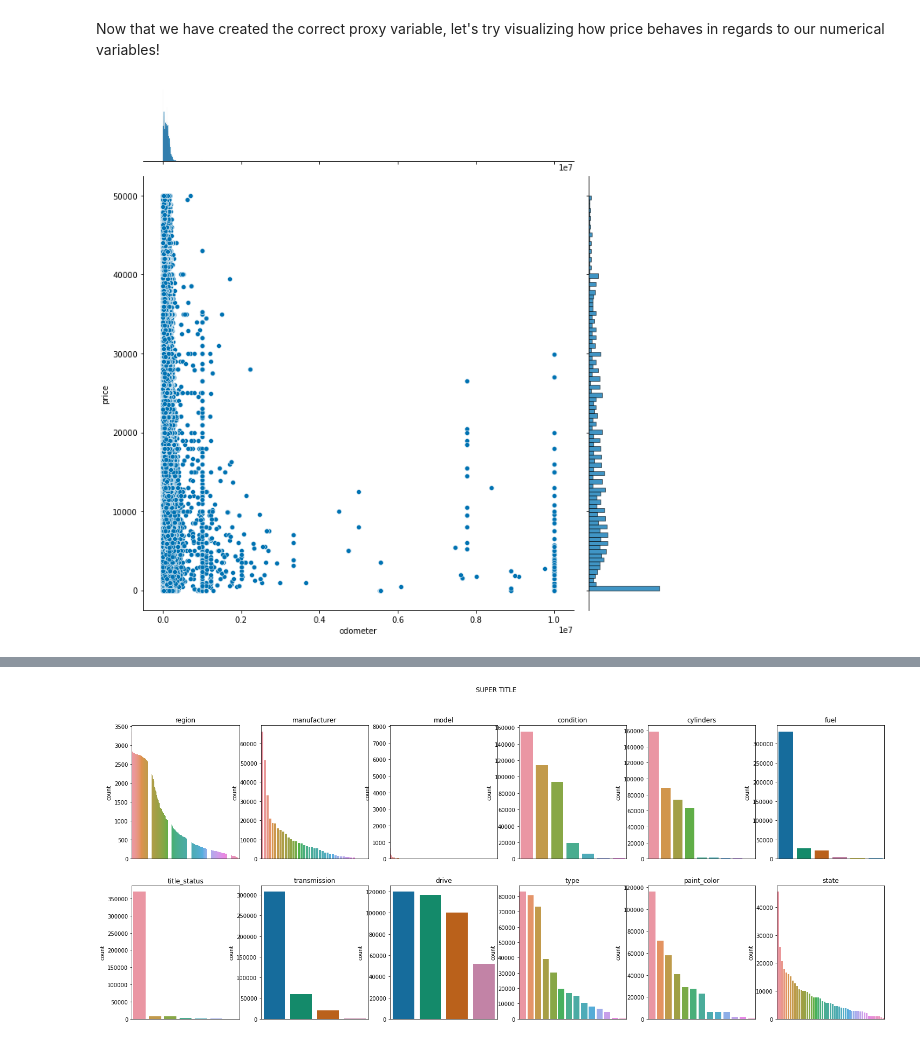
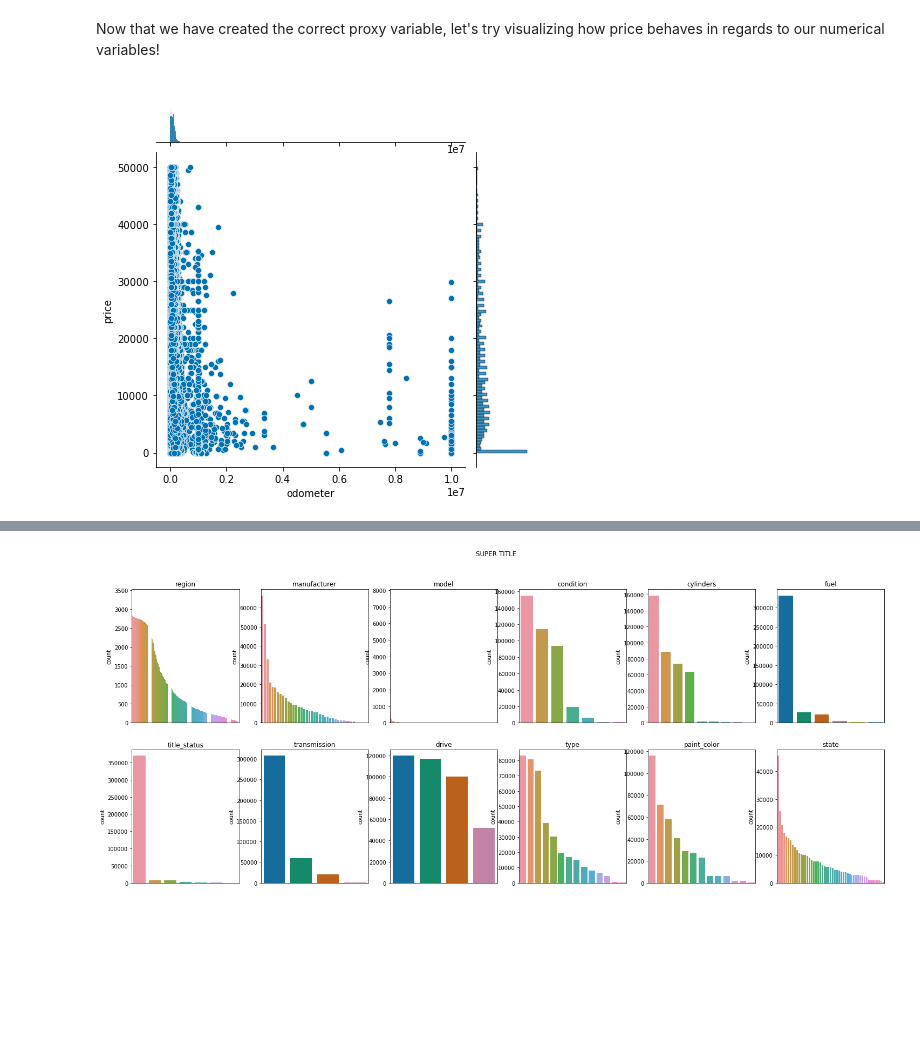
Before and after one commit to alexkingsing/used_cars, a Jupyter notebook: Used_cars_Dev.ipynb, the cells around one changed output, grey strips where cells are left out. Cells and saved outputs as stored; diff of their text form; code cells hidden in the pictures; blank space fills up the shorter version.

```diff
--- a/Used_cars_Dev.ipynb
+++ b/Used_cars_Dev.ipynb
@@ -217,7 +222,7 @@ Name: condition, dtype: int64
 # %%
 # It seems condition is a simply a string describing the state of the vehicle, possibly from a dropdown menu.
 # In this case, instead of getting rid of the non-provided data we can fill with a placeholder string
-df["condition"] = df["condition"].fillna(value = "not_provided")
+df["condition"] = df["condition"].fillna(value = "Not relevant")
 df["condition"].value_counts(dropna = False)
 # %% [output]
 not_provided    174104
@@ -244,7 +249,7 @@ Name: cylinders, dtype: int64
 # %% [markdown]
 For simplicity's sake, I'll provide cylinders the same treatment as "condition".
 # %%
-df["cylinders"] = df["cylinders"].fillna(value = "not_provided")
+df["cylinders"] = df["cylinders"].fillna(value = "Not relevant")
 df["cylinders"].value_counts(dropna = False)
 # %% [output]
 not_provided    177678
@@ -332,12 +337,12 @@ Name: transmission, dtype: int64
 # %% [markdown]
 Drive, type, fuel, paint_color and the like have similarly high amounts of missing data, however we won't want to discard them as they might hold relevance for many sellers, so we will give them the same treatment as both condition and cylinders.
 # %%
-df["drive"] = df["drive"].fillna(value = "not_provided")
-df["type"] = df["type"].fillna(value = "not_provided")
-df["paint_color"] = df["paint_color"].fillna(value = "not_provided")
-df["fuel"] = df["fuel"].fillna(value = "not_provided")
-df["title_status"] = df["title_status"].fillna(value = "not_provided")
-df["transmission"] = df["transmission"].fillna(value = "not_provided")
+df["drive"] = df["drive"].fillna(value = "Not relevant")
+df["type"] = df["type"].fillna(value = "Not relevant")
+df["paint_color"] = df["paint_color"].fillna(value = "Not relevant")
+df["fuel"] = df["fuel"].fillna(value = "Not relevant")
+df["title_status"] = df["title_status"].fillna(value = "Not relevant")
+df["transmission"] = df["transmission"].fillna(value = "Not relevant")
 # %%
 # Let's recalculate the missing to see how much we have done
 (df.isna().sum() * 100 / df.shape[0]).to_frame().T
@@ -507,6 +512,6 @@ df = df.drop(columns = ["year", "posting_date"])
 # %% [markdown]
 Now that we have created the correct proxy variable, let's try visualizing how price behaves in regards to our numerical variables!
 # %%
-sns.jointplot(data = df, x = "odometer", y = "price", height = 10);
+sns.jointplot(data = df, x = "odometer", y = "price", height = 6);
 # %% [output]
-[figure, old version]
+[figure, new version]
```
Also changed, not shown: parts of 33 cells of this notebook.
